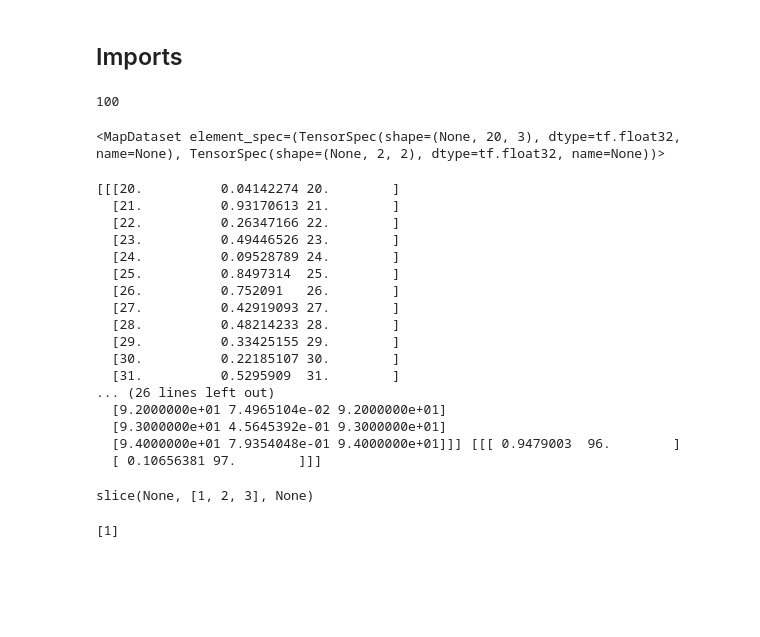
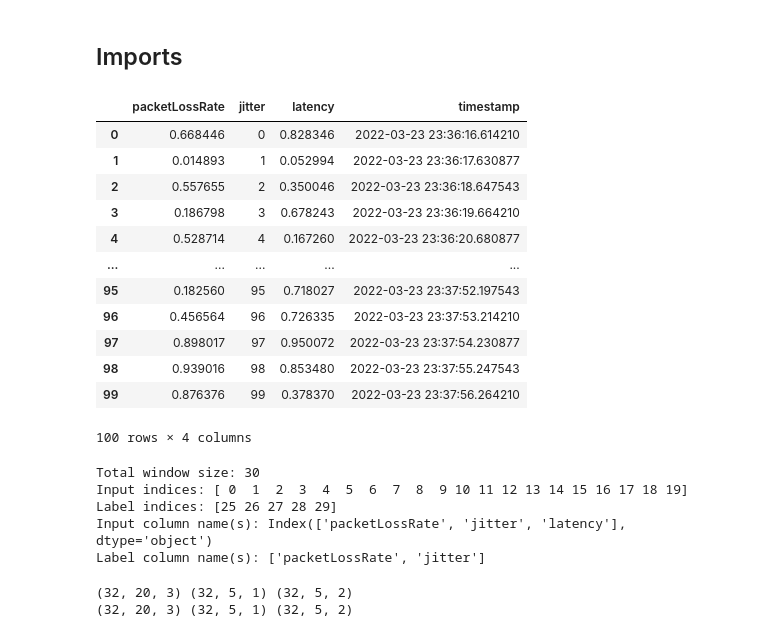
Before and after one commit to leordsong/timeseries, a Jupyter notebook: demo.ipynb, the cells around one changed output. Cells and saved outputs as stored; diff of their text form; code cells hidden in the pictures; blank space fills up the shorter version.

Commit message:
Add window generator

```diff
--- a/demo.ipynb
+++ b/demo.ipynb
@@ -18,7 +23,7 @@ latency = np.random.random((100,))
 from datetime import datetime, timedelta
 
 current = datetime.now()
-times = [(current + timedelta(seconds=i)).strftime("%Y-%m-%d %H:%M:%S") for i in range(100)]
+times = [(current + timedelta(seconds=(i + i % 60 / 60))).strftime("%Y-%m-%d %H:%M:%S.%f") for i in range(100)]
 # %%
 df = pd.DataFrame({
     'packetLossRate': packetLossRate,
@@ -26,4 +31,4 @@ df = pd.DataFrame({
     'latency': latency,
     'timestamp': times
 })
-df['timestamp'] = pd.to_datetime(df['timestamp'], format="%Y-%m-%d %H:%M:%S")
+df['timestamp'] = pd.to_datetime(df['timestamp'])
@@ -40,4 +34,0 @@ ds = tf.keras.utils.timeseries_dataset_from_array(
-# %%
-len(df)
-# %% [output]
-100
@@ -149,0 +35,16 @@ class WindowGenerator():
+# %%
+df
+# %% [output]
+|  | packetLossRate | jitter | latency | timestamp |
+| 0 | 0.668446 | 0 | 0.828346 | 2022-03-23 23:36:16.614210 |
+| 1 | 0.014893 | 1 | 0.052994 | 2022-03-23 23:36:17.630877 |
+| 2 | 0.557655 | 2 | 0.350046 | 2022-03-23 23:36:18.647543 |
+| 3 | 0.186798 | 3 | 0.678243 | 2022-03-23 23:36:19.664210 |
+| 4 | 0.528714 | 4 | 0.167260 | 2022-03-23 23:36:20.680877 |
+| ... | ... | ... | ... | ... |
+| 95 | 0.182560 | 95 | 0.718027 | 2022-03-23 23:37:52.197543 |
+| 96 | 0.456564 | 96 | 0.726335 | 2022-03-23 23:37:53.214210 |
+| 97 | 0.898017 | 97 | 0.950072 | 2022-03-23 23:37:54.230877 |
+| 98 | 0.939016 | 98 | 0.853480 | 2022-03-23 23:37:55.247543 |
+| 99 | 0.876376 | 99 | 0.378370 | 2022-03-23 23:37:56.264210 |
+100 rows × 4 columns
@@ -150,34 +223,15 @@ class WindowGenerator():
 # %%
-s1 = WindowGenerator(20, 2, 1, train_df=df, input_columns=['jitter', 'packetLossRate', 'jitter'], label_columns=['packetLossRate', 'jitter'])
-s1.train
+s1 = WindowGenerator(20, 5, 10, train_df=df.copy(), val_df=df.copy(), test_df=df.copy(), label_columns=['packetLossRate', 'jitter'])
+s1
 # %% [output]
-<MapDataset element_spec=(TensorSpec(shape=(None, 20, 3), dtype=tf.float32, name=None), TensorSpec(shape=(None, 2, 2), dtype=tf.float32, name=None))>
+Total window size: 30
+Input indices: [ 0  1  2  3  4  5  6  7  8  9 10 11 12 13 14 15 16 17 18 19]
+Label indices: [25 26 27 28 29]
+Input column name(s): Index(['packetLossRate', 'jitter', 'latency'], dtype='object')
+Label column name(s): ['packetLossRate', 'jitter']
 # %%
-for inputs, outputs in s1.train.take(2):
-    print(inputs.numpy(), outputs.numpy())
+for inputs, indices, outputs in s1.test().take(2):
+    print(inputs.shape, indices.shape, outputs.shape)
 # %% [output]
-[[[20.          0.04142274 20.        ]
-  [21.          0.93170613 21.        ]
-  [22.          0.26347166 22.        ]
-  [23.          0.49446526 23.        ]
-  [24.          0.09528789 24.        ]
-  [25.          0.8497314  25.        ]
-  [26.          0.752091   26.        ]
-  [27.          0.42919093 27.        ]
-  [28.          0.48214233 28.        ]
-  [29.          0.33425155 29.        ]
-  [30.          0.22185107 30.        ]
-  [31.          0.5295909  31.        ]
-... (26 lines left out)
-  [9.2000000e+01 7.4965104e-02 9.2000000e+01]
-  [9.3000000e+01 4.5645392e-01 9.3000000e+01]
-  [9.4000000e+01 7.9354048e-01 9.4000000e+01]]] [[[ 0.9479003  96.        ]
-  [ 0.10656381 97.        ]]]
+(32, 20, 3) (32, 5, 1) (32, 5, 2)
+(32, 20, 3) (32, 5, 1) (32, 5, 2)
-# %%
-slice([1, 2, 3])
-# %% [output]
-slice(None, [1, 2, 3], None)
-# %%
-[0, 1, 2, 3, 4][slice(1, 2, 3)]
-# %% [output]
-[1]
```
Also changed, not shown: parts of 13 cells of this notebook, 2 other files.
